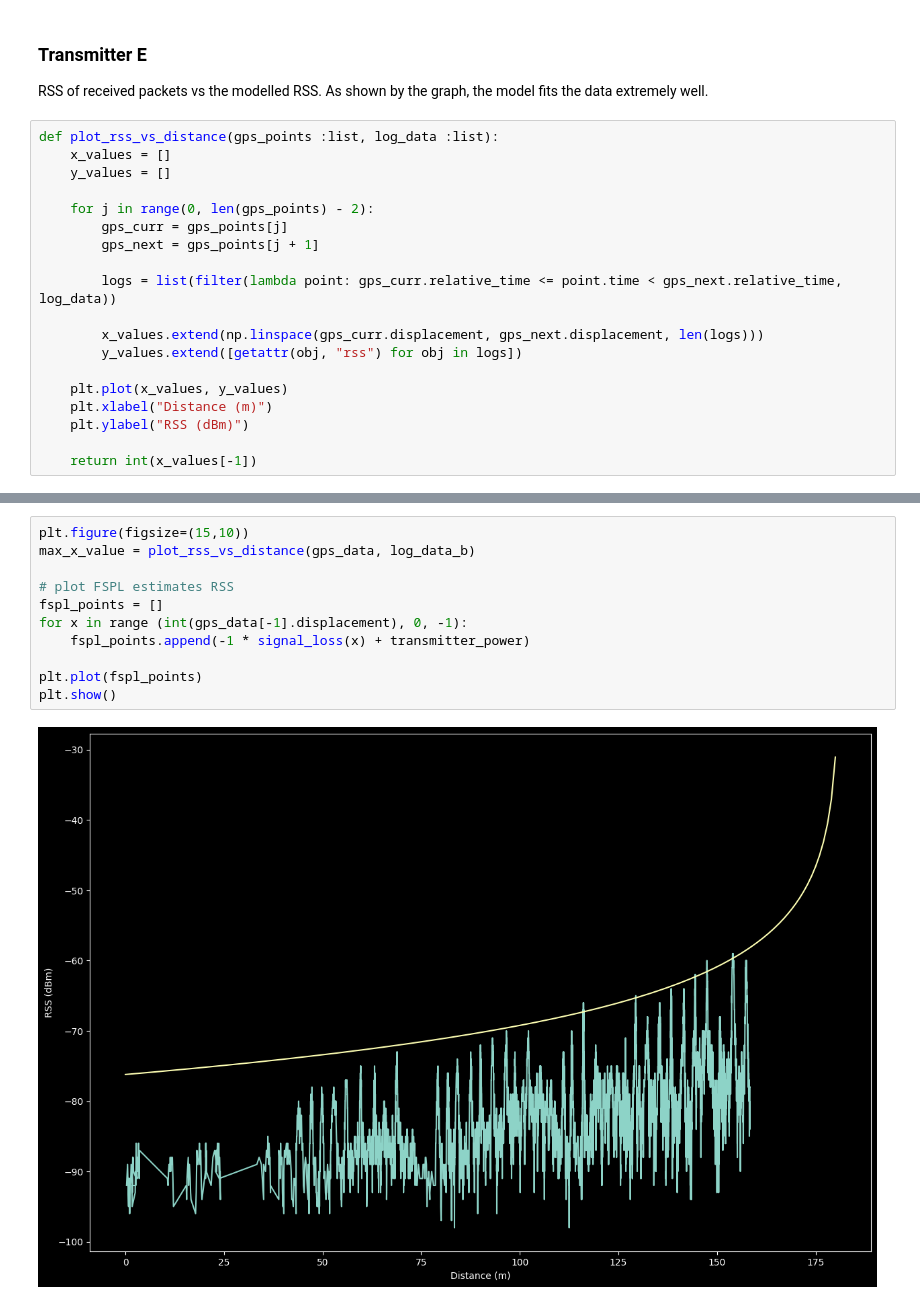
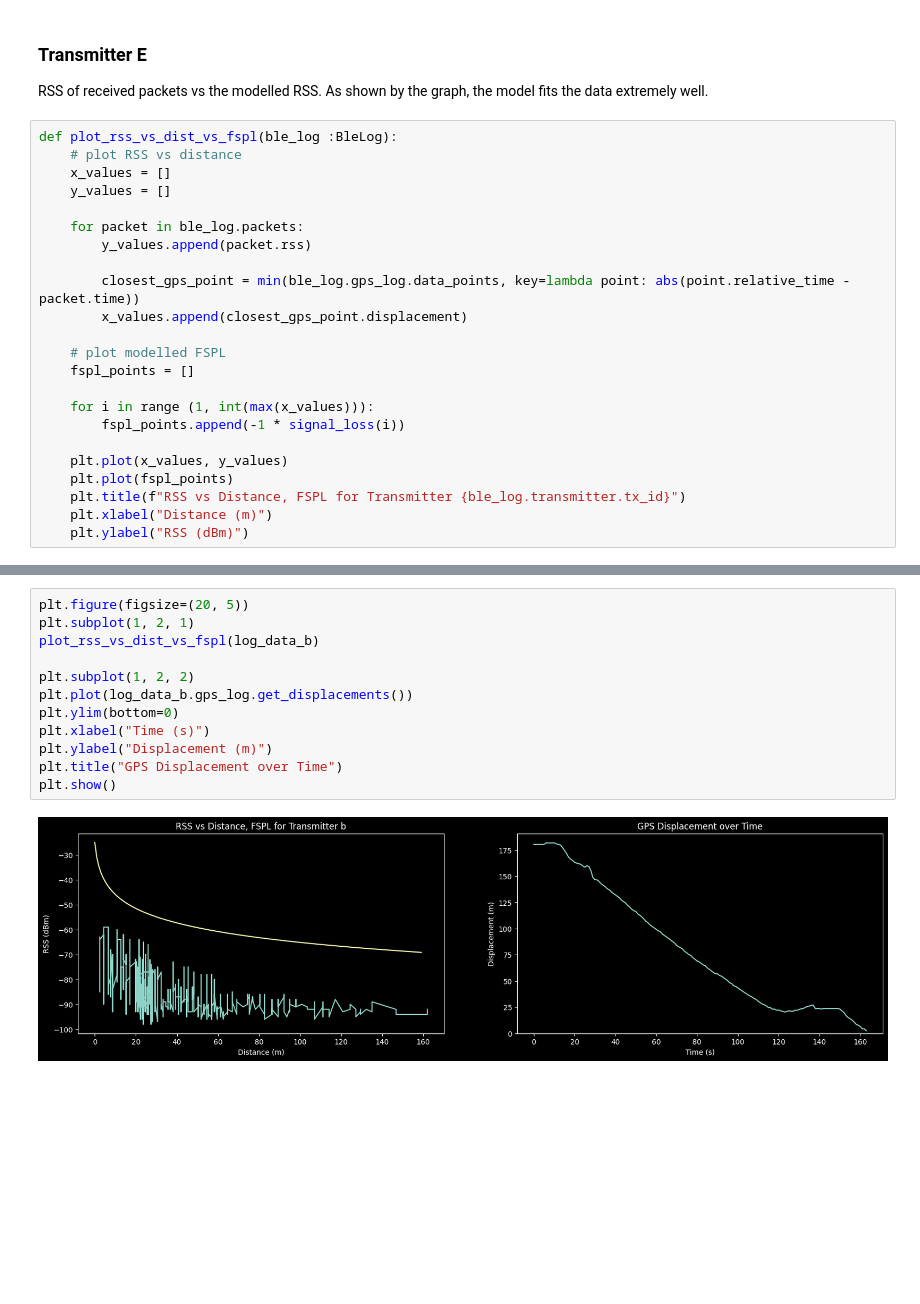
Before and after one commit to SheffieldMLtracking/BLEanalysis, a Jupyter notebook: jupyter/Finley/FSPL.ipynb, the cells around one changed output, grey strips where cells are left out. Cells and saved outputs as stored; diff of their text form; blank space fills up the shorter version.

```diff
--- a/jupyter/Finley/FSPL.ipynb
+++ b/jupyter/Finley/FSPL.ipynb
@@ -189,21 +185,25 @@ plt.show()
 
 RSS of received packets vs the modelled RSS. As shown by the graph, the model fits the data extremely well.
 # %%
-def plot_rss_vs_distance(gps_points :list, log_data :list):
+def plot_rss_vs_dist_vs_fspl(ble_log :BleLog):
+    # plot RSS vs distance
     x_values = []
     y_values = []
 
-    for j in range(0, len(gps_points) - 2):
-        gps_curr = gps_points[j]
-        gps_next = gps_points[j + 1]
+    for packet in ble_log.packets:
+        y_values.append(packet.rss)
 
-        logs = list(filter(lambda point: gps_curr.relative_time <= point.time < gps_next.relative_time, log_data))
+        closest_gps_point = min(ble_log.gps_log.data_points, key=lambda point: abs(point.relative_time - packet.time))
+        x_values.append(closest_gps_point.displacement)
 
-        x_values.extend(np.linspace(gps_curr.displacement, gps_next.displacement, len(logs)))
-        y_values.extend([getattr(obj, "rss") for obj in logs])
+    # plot modelled FSPL
+    fspl_points = []
+
+    for i in range (1, int(max(x_values))):
+        fspl_points.append(-1 * signal_loss(i))
 
     plt.plot(x_values, y_values)
+    plt.plot(fspl_points)
+    plt.title(f"RSS vs Distance, FSPL for Transmitter {ble_log.transmitter.tx_id}")
     plt.xlabel("Distance (m)")
     plt.ylabel("RSS (dBm)")
-
-    return int(x_values[-1])
@@ -228,15 +232,16 @@ Actual vs modelled RSS of the packets received by the tag. While the graph appea
 # %%
-plt.figure(figsize=(15,10))
-max_x_value = plot_rss_vs_distance(gps_data, log_data_b)
+plt.figure(figsize=(20, 5))
+plt.subplot(1, 2, 1)
+plot_rss_vs_dist_vs_fspl(log_data_b)
 
-# plot FSPL estimates RSS
-fspl_points = []
-for x in range (int(gps_data[-1].displacement), 0, -1):
-    fspl_points.append(-1 * signal_loss(x) + transmitter_power)
-
-plt.plot(fspl_points)
+plt.subplot(1, 2, 2)
+plt.plot(log_data_b.gps_log.get_displacements())
+plt.ylim(bottom=0)
+plt.xlabel("Time (s)")
+plt.ylabel("Displacement (m)")
+plt.title("GPS Displacement over Time")
 plt.show()
 # %% [output]
-[figure, old version]
+[figure, new version]
 # %% [markdown]
 ### Transmitter C
```
Also changed, not shown: parts of 16 cells of this notebook, 1 other file.
